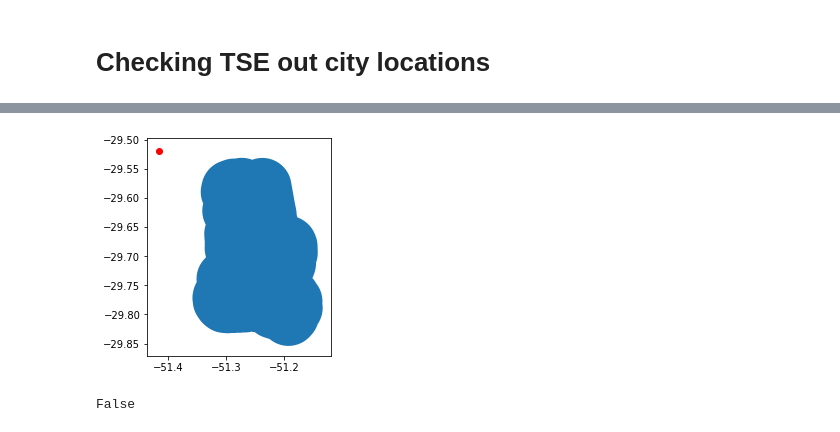
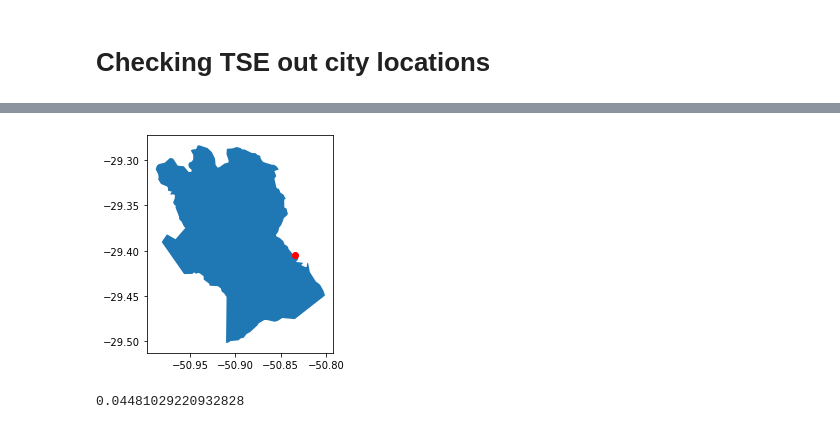
Before and after one commit to tpinhoda/Geocoding_Brazilian_Elections, a Jupyter notebook: notebooks/exploratory/3_(tpinhoda)_checking_geocoded_dataset_integrity(city_limits).ipynb, the cells around one changed output, grey strips where cells are left out. Saved outputs shown, nothing was run; the diff lists cells and outputs as text; code cells hidden in the pictures.

```diff
--- a/notebooks/exploratory/3_(tpinhoda)_checking_geocoded_dataset_integrity(city_limits).ipynb
+++ b/notebooks/exploratory/3_(tpinhoda)_checking_geocoded_dataset_integrity(city_limits).ipynb
@@ -14,7 +14,8 @@ data_geo.head(1)
 |  | id_unico | local_unico | lat | lon | fetched_address | precision | LOCAL_VOTACAO | ENDERECO | CEP | ... |
 | 0 | 14385 | CRECHE DONA MARIA DE ARAUJO CARNE... | -5.193051 | -39.304486 | R. Dr. Sebastião Cavalcante, 58 -... | ROOFTOP | CRECHE DONA MARIA DE ARAUJO CARNEIRO | RUA NOSSA SENHORA DA NATIVIDADE SN | 62660000 | ... |
 # %%
-city_maps = gpd.read_file("../../data/raw/Brazil/census_2010/digital_mesh/municipios/BRMUE250GC_SIR.shp",  encoding = 'utf-8')
+city_maps = gpd.read_file("../../data/raw/Brazil/ibge/digital_mesh/municipios/BRMUE250GC_SIR.shp",  encoding = 'utf-8')
 city_maps["NM_MUNICIP"] = city_maps.NM_MUNICIP.astype(str)
 city_maps["CD_GEOCMU"] = city_maps.CD_GEOCMU.astype(str)
+city_maps.crs
 # %% [output]
@@ -22,4 +23,4 @@ city_maps["CD_GEOCMU"] = city_maps.CD_GEOCMU.astype(str)
 # %% [markdown]
 # Adding buffer to limits in order to get points in the border
 # %%
-city_maps['geometry'] = tqdm(city_maps['geometry'].buffer(0.05))
+city_maps['geometry'] = tqdm(city_maps['geometry'].buffer(0.06))
@@ -28,7 +31,7 @@ city_maps['geometry'] = tqdm(city_maps['geometry'].buffer(0.05))
 # %%
 geometry = [ Point( ( row.lon, row.lat ) ) for index, row in data_geo.iterrows() ]
 data_geo = gpd.GeoDataFrame( data_geo, geometry = geometry )
-data_geo.crs = {'init': 'EPSG:4326'}
+data_geo.crs = {'init': 'epsg:4674'}
 data_geo.head(1)
 # %% [output]
 |  | id_unico | local_unico | lat | lon | fetched_address | precision | LOCAL_VOTACAO | ENDERECO | CEP | ... |
@@ -115,18 +118,19 @@ out_tse_data_geo[['id_unico','LOCALIDADE_LOCAL_VOTACAO','COD_LOCALIDADE_IBGE', '
 # %%
 %matplotlib inline
 from shapely.affinity import translate
 import matplotlib.pyplot as plt
 
-a = city_maps[city_maps['CD_GEOCMU']=='4314803']
-b = data_geo[data_geo['id_unico']==16871]
+a = city_maps[city_maps['CD_GEOCMU']=='4309100']
+b = data_geo[data_geo['id_unico']==19678]
 
 f, ax = plt.subplots(1)
 
 a.plot(ax=ax)
 b.plot(ax=ax, color='red')
 
 plt.show()
 a['geometry'].values[0].contains(b['geometry'].values[0])
+a['geometry'].values[0].distance(b['geometry'].values[0]) * 111
 # %% [output]
-[figure, old version]
+[figure, new version]
-False
+0.04481029220932828
```
Also changed, not shown: parts of 10 cells of this notebook, 11 other files.
